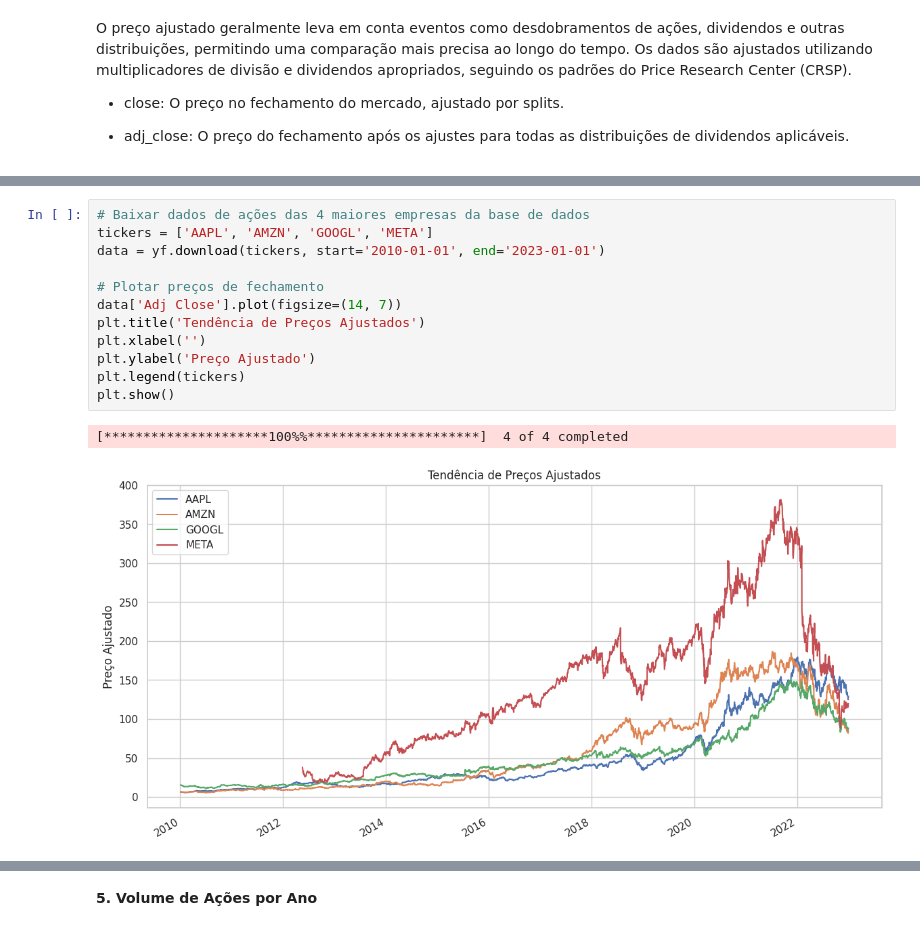
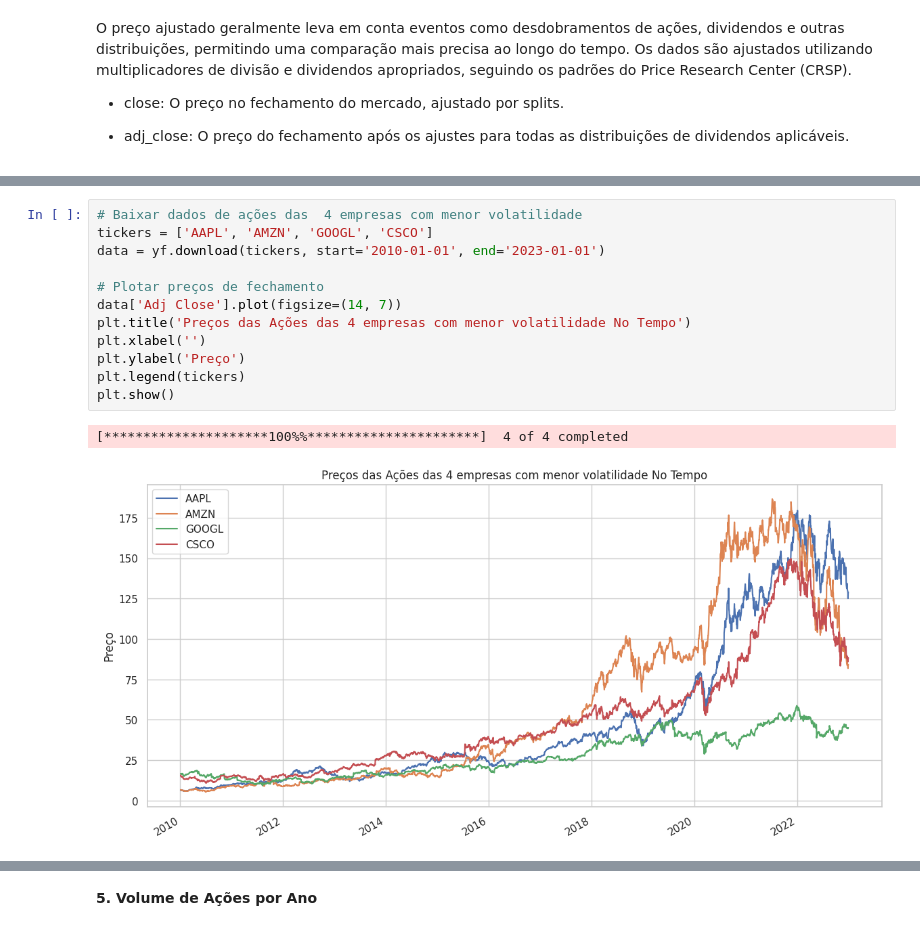
Before and after one commit to CarolyneS14/DataLab_BigTech, a Jupyter notebook: BigTech.ipynb, the cells around one changed output, grey strips where cells are left out. Saved outputs shown, nothing was run; the diff lists cells and outputs as text.

```diff
--- a/BigTech.ipynb
+++ b/BigTech.ipynb
@@ -880,15 +875,15 @@ plt.show()
 # %%
-# Baixar dados de ações das 4 maiores empresas da base de dados
-tickers = ['AAPL', 'AMZN', 'GOOGL', 'META']
+# Baixar dados de ações das  4 empresas com menor volatilidade
+tickers = ['AAPL', 'AMZN', 'GOOGL', 'CSCO']
 data = yf.download(tickers, start='2010-01-01', end='2023-01-01')
 
 # Plotar preços de fechamento
 data['Adj Close'].plot(figsize=(14, 7))
-plt.title('Tendência de Preços Ajustados')
+plt.title('Preços das Ações das 4 empresas com menor volatilidade No Tempo')
 plt.xlabel('')
-plt.ylabel('Preço Ajustado')
+plt.ylabel('Preço')
 plt.legend(tickers)
 plt.show()
 # %% [output]
 [*********************100%%**********************]  4 of 4 completed
-[figure, old version]
+[figure, new version]
```
Also changed, not shown: parts of 13 cells of this notebook.
